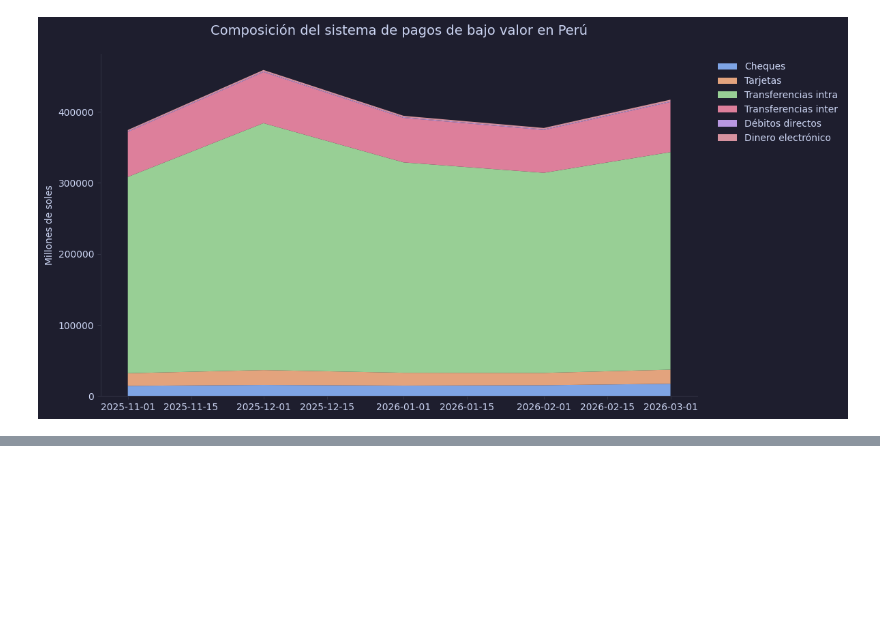
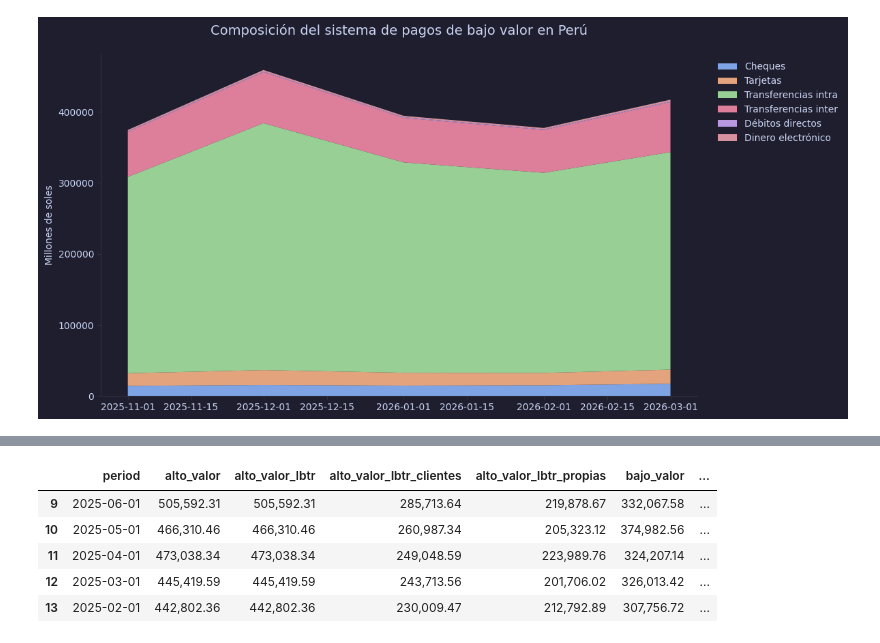
Before and after one commit to FerCorcuera/BCRP-ANALYTICS, a Jupyter notebook: payment-system/notebooks/exploring_data.ipynb, the cells around one changed output, grey strips where cells are left out. Saved outputs shown, nothing was run; the diff lists cells and outputs as text; code cells hidden in the pictures; blank space fills up the shorter version.

```diff
--- a/payment-system/notebooks/exploring_data.ipynb
+++ b/payment-system/notebooks/exploring_data.ipynb
@@ -333,0 +391,9 @@ plt.show()
+# %%
+df_instr_alto_bajo_valor[df_instr_alto_bajo_valor["period"] <= "2025-06-01"].head(5)
+# %% [output]
+|  | period | alto_valor | alto_valor_lbtr | alto_valor_lbtr_clientes | alto_valor_lbtr_propias | bajo_valor | ... |
+| 9 | 2025-06-01 | 505,592.31 | 505,592.31 | 285,713.64 | 219,878.67 | 332,067.58 | ... |
+| 10 | 2025-05-01 | 466,310.46 | 466,310.46 | 260,987.34 | 205,323.12 | 374,982.56 | ... |
+| 11 | 2025-04-01 | 473,038.34 | 473,038.34 | 249,048.59 | 223,989.76 | 324,207.14 | ... |
+| 12 | 2025-03-01 | 445,419.59 | 445,419.59 | 243,713.56 | 201,706.02 | 326,013.42 | ... |
+| 13 | 2025-02-01 | 442,802.36 | 442,802.36 | 230,009.47 | 212,792.89 | 307,756.72 | ... |
```
Also changed, not shown: parts of 20 cells of this notebook, 1 other file.
